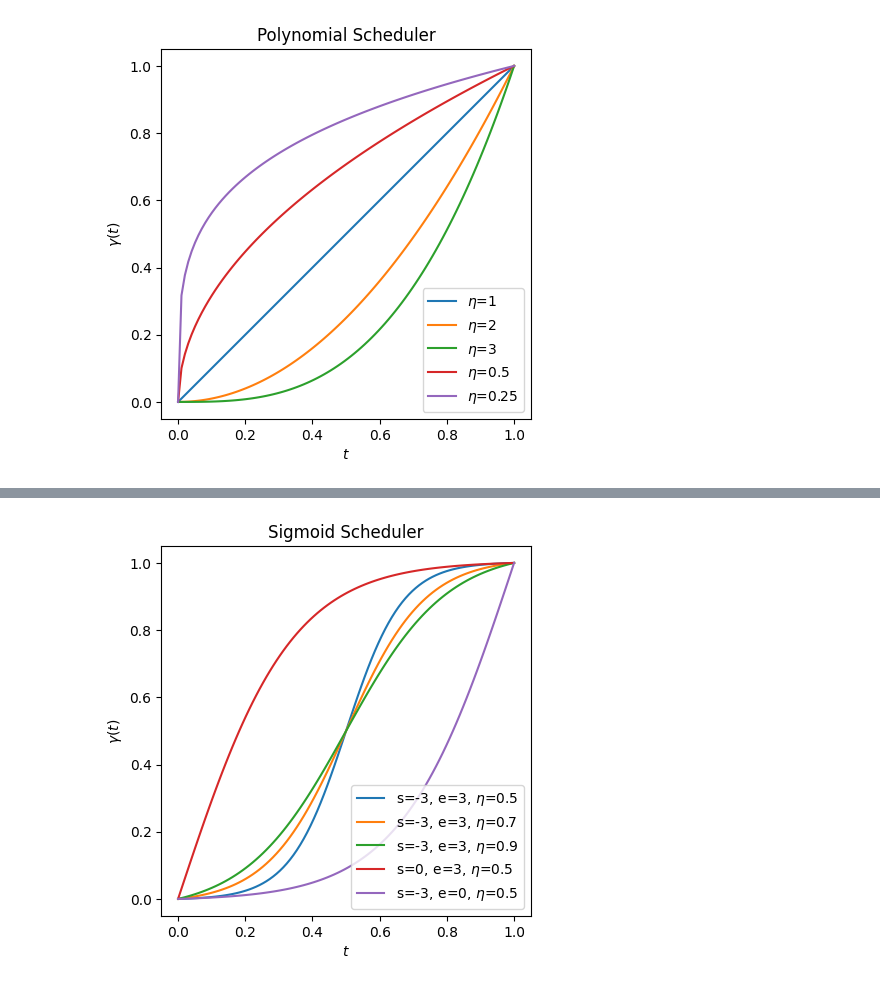
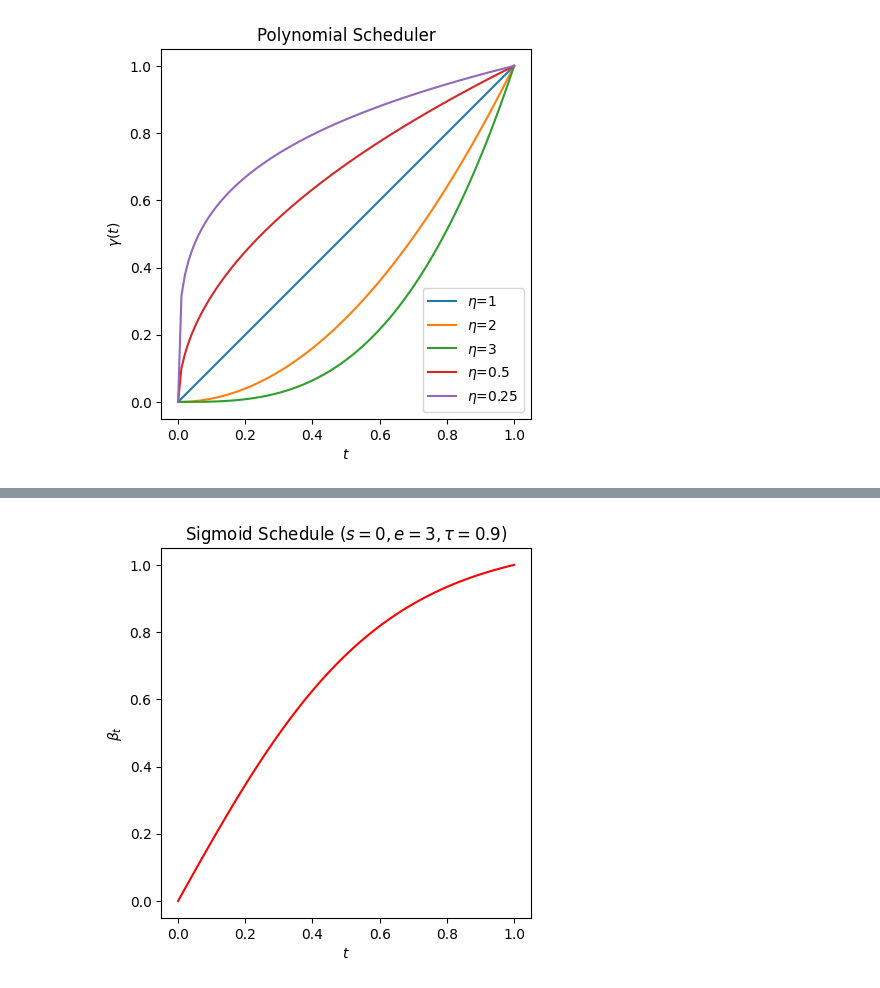
Before and after one commit to patrick-lindemann/ddpm, a Jupyter notebook: notebooks/plot_schedulers.ipynb, the cells around one changed output, grey strips where cells are left out. Cells and saved outputs as stored; diff of their text form; code cells hidden in the pictures.

Commit message:
Updated plotting notebook

```diff
--- a/notebooks/plot_schedulers.ipynb
+++ b/notebooks/plot_schedulers.ipynb
@@ -3,7 +3,6 @@ import sys
 sys.path.append('../')
 # %%
 import pathlib
-
-OUT_DIR = pathlib.Path('../out/')
+OUT_DIR = pathlib.Path('../out/plots')
 if not OUT_DIR.exists():
     OUT_DIR.mkdir()
@@ -72,22 +127,12 @@ plt.savefig(OUT_DIR / 'plot-cosine.svg', bbox_inches='tight', pad_inches=0)
 # %%
-from diffusion.schedule import SigmoidScheduler
+from src.schedule import SigmoidSchedule
 
-variants = [
-    { 'start': -3, 'end': 3, 'tau': 0.5 },
-    { 'start': -3, 'end': 3, 'tau': 0.7 },
-    { 'start': -3, 'end': 3, 'tau': 0.9 },
-    { 'start': 0, 'end': 3, 'tau': 0.5 },
-    { 'start': -3, 'end': 0, 'tau': 0.5 }
-]
-
+schedule = SigmoidSchedule(start=0, end=3, tau=0.9)
 plt.xlabel('$t$')
-plt.ylabel('$\\gamma(t)$')
-plt.title('Sigmoid Scheduler')
+plt.ylabel('$\\beta_t$')
+plt.title('Sigmoid Schedule $(s=0, e=3, \\tau=0.9)$')
 plt.gca().set_aspect('equal', adjustable='box')
-for variant in variants:
-    scheduler = SigmoidScheduler(**variant)
-    plt.plot(t, scheduler(t), label=f"s={variant['start']}, e={variant['end']}, $\\eta$={variant['tau']}")
-plt.legend(loc='lower right')
-plt.savefig(OUT_DIR / 'plot-sigmoid.svg', bbox_inches='tight', pad_inches=0)
+plt.plot(t, schedule(t), color='red')
+plt.savefig(OUT_DIR / 'plot-sigmoid-2.svg', bbox_inches='tight', pad_inches=0)
 # %% [output]
-[figure, old version]
+[figure, new version]
```
Also changed, not shown: parts of 9 cells of this notebook.
